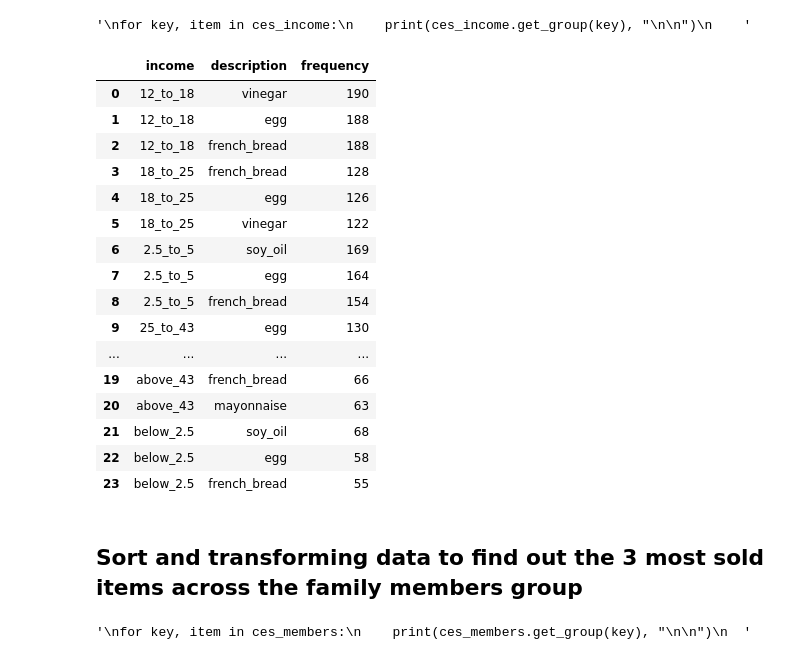
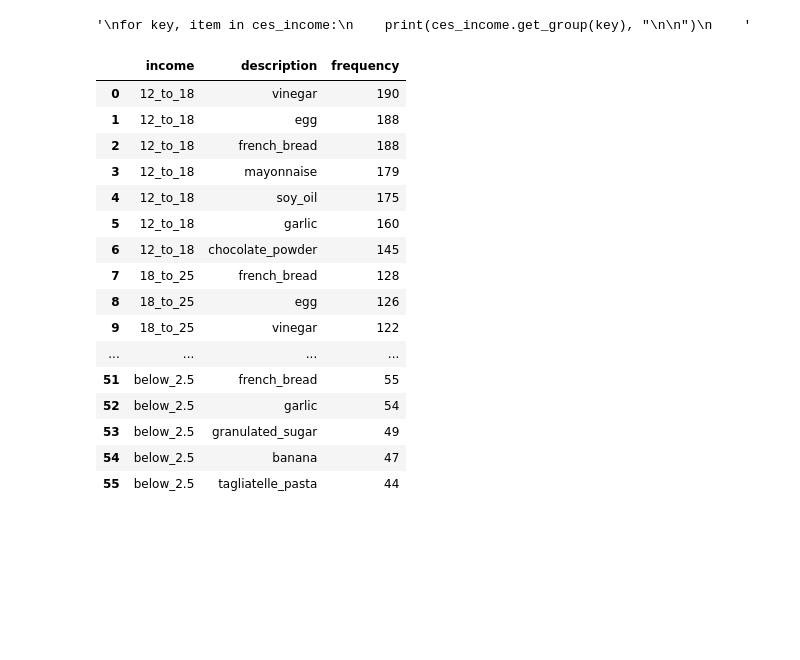
Before and after one commit to alokg1019/DataMining_Team1, a Jupyter notebook: Preprocessing_CES.ipynb, the cells around one changed output. Cells and saved outputs as stored; diff of their text form; code cells hidden in the pictures; blank space fills up the shorter version.

```diff
--- a/Preprocessing_CES.ipynb
+++ b/Preprocessing_CES.ipynb
@@ -23,9 +16,14 @@ Saving ces_hybrid_output.csv to ces_hybrid_output (2).csv
+# %%
+#uploading data
+PATH1 = '/content/ces_hybrid.csv'
+PATH3 = '/content/ces_hybrid_frequency_table.xls'
+PATH2 = '/content/ces_hybrid_output.csv'
 # %%
 #creating data frames
 import io
-original = pd.read_csv(io.BytesIO(uploaded['ces_hybrid.csv']))
-ces = pd.read_csv(io.BytesIO(uploaded['ces_hybrid_output.csv']))
-frequency = pd.read_excel(io.BytesIO(uploaded['ces_hybrid_frequency_table.xls']))
+ces = pd.read_csv(PATH2)
+original = pd.read_csv(PATH1)
+frequency = pd.read_excel(PATH3)
 # %%
 # print all the imported data
 frequency=frequency.dropna(axis='columns', how='all')
@@ -101,35 +114,25 @@ ces_income_df.rename(columns = {'description':'0'}, inplace = True)
 # %%
 ces_income_df.reset_index()
 ces_income_df.rename(columns = {'0':'frequency'}, inplace = True)
 #ces_income_df = ces_income_df.sort_values(by=['city','frequency'],ascending=[True, False])
-ces_income_df = ces_income_df.sort_values(by=['income','frequency'],ascending=[True, False]).groupby('income').head(3)
-ces_income_df.reset_index()
+ces_income_df = ces_income_df.sort_values(by=['income','frequency'],ascending=[True, False]).groupby('income').head(7)
+ces_income_df=ces_income_df.reset_index()
+ces_income_df
 # %% [output]
 |  | income | description | frequency |
 | 0 | 12_to_18 | vinegar | 190 |
 | 1 | 12_to_18 | egg | 188 |
 | 2 | 12_to_18 | french_bread | 188 |
-| 3 | 18_to_25 | french_bread | 128 |
-| 4 | 18_to_25 | egg | 126 |
-| 5 | 18_to_25 | vinegar | 122 |
-| 6 | 2.5_to_5 | soy_oil | 169 |
-| 7 | 2.5_to_5 | egg | 164 |
-| 8 | 2.5_to_5 | french_bread | 154 |
-| 9 | 25_to_43 | egg | 130 |
+| 3 | 12_to_18 | mayonnaise | 179 |
+| 4 | 12_to_18 | soy_oil | 175 |
+| 5 | 12_to_18 | garlic | 160 |
+| 6 | 12_to_18 | chocolate_powder | 145 |
+| 7 | 18_to_25 | french_bread | 128 |
+| 8 | 18_to_25 | egg | 126 |
+| 9 | 18_to_25 | vinegar | 122 |
 | ... | ... | ... | ... |
-| 19 | above_43 | french_bread | 66 |
-| 20 | above_43 | mayonnaise | 63 |
-| 21 | below_2.5 | soy_oil | 68 |
-| 22 | below_2.5 | egg | 58 |
-| 23 | below_2.5 | french_bread | 55 |
+| 51 | below_2.5 | french_bread | 55 |
+| 52 | below_2.5 | garlic | 54 |
+| 53 | below_2.5 | granulated_sugar | 49 |
+| 54 | below_2.5 | banana | 47 |
+| 55 | below_2.5 | tagliatelle_pasta | 44 |
-# %% [markdown]
-## **Sort and transforming data to find out the 3 most sold items across the family members group**
-# %%
-#group data by city and process the same
-ces_members = ces.groupby(["members"])
-'''
-for key, item in ces_members:
-    print(ces_members.get_group(key), "\n\n")
-  '''
-# %% [output]
-'\nfor key, item in ces_members:\n    print(ces_members.get_group(key), "\n\n")\n  '
```
Also changed, not shown: parts of 22 cells of this notebook.
